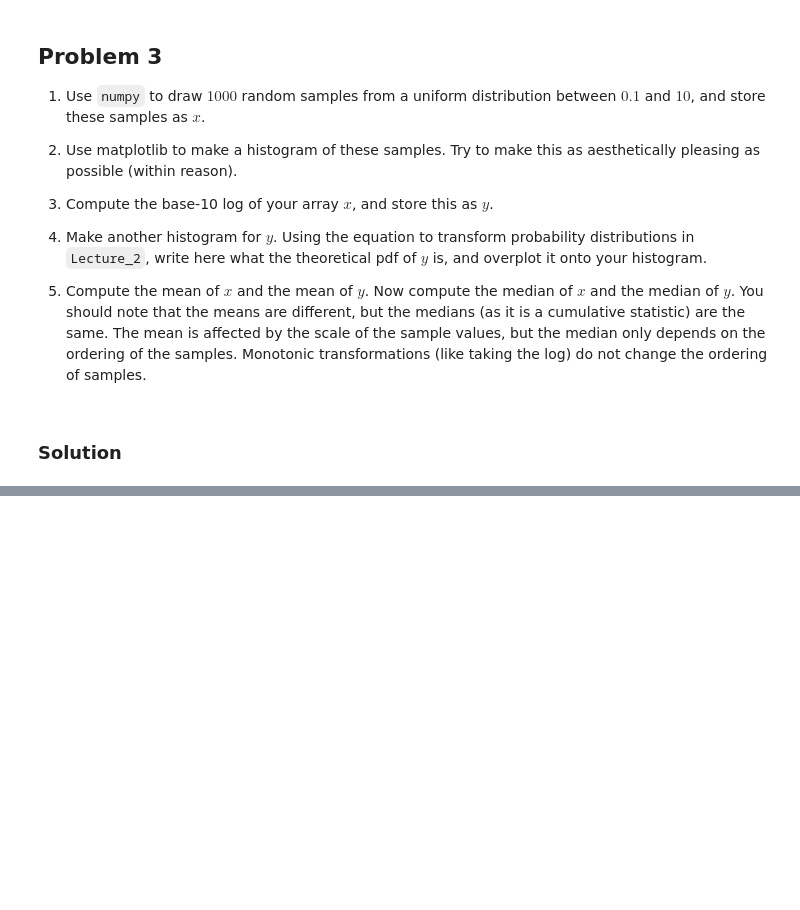
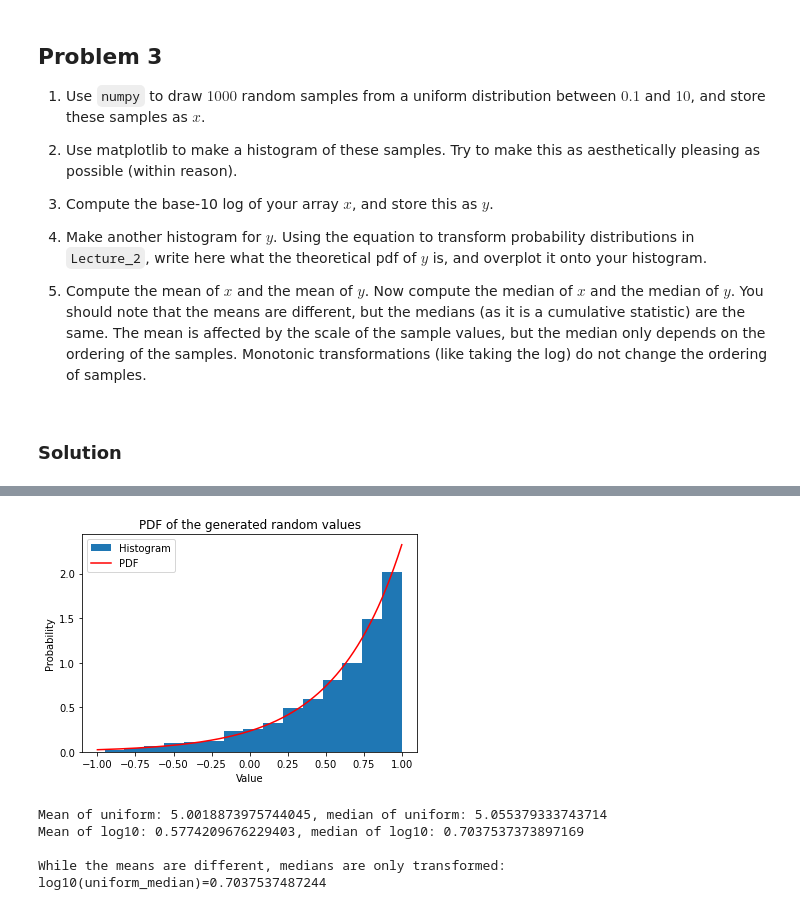
Before and after one commit to VanderbiltAstronomy/astr_8070_s22, a Jupyter notebook: coursework/student_folders/kyle_gersbach/homeworks/vu_astr8070_s22_hw1_KyleGersbach.ipynb, the cells around one changed output, grey strips where cells are left out. Drawn from its saved outputs; the diff is of its cells as text; code cells hidden in the pictures; blank space fills up the shorter version.

```diff
--- a/coursework/student_folders/kyle_gersbach/homeworks/vu_astr8070_s22_hw1_KyleGersbach.ipynb
+++ b/coursework/student_folders/kyle_gersbach/homeworks/vu_astr8070_s22_hw1_KyleGersbach.ipynb
@@ -92,0 +118,34 @@ Either write your solution as Markdown/Latex below, or paste in a scanned image
+# %%
+y=np.log10(x) #Log all random values of x
+
+#To get a PDF of this new distribution, we need a new range. Simply take
+#the xvals from above and perform the same action to get this.
+xvals2 = np.log10(xvals)
+
+#y=log_10(x) -> x = 10^y -> dx/dy = ln(10)*10^y
+#p(y) = |dx/dy|*p(x)
+#p(x) is the same as before
+pdf2 = 1/(10-0.1) * np.log(10)*10**xvals2
+
+plt.hist(y,bins=15,density=True,label='Histogram')
+plt.plot(xvals2,pdf2,'r-',label='PDF')
+plt.title("PDF of the generated random values")
+plt.legend(loc='upper left')
+plt.ylabel('Probability')
+plt.xlabel('Value')
+plt.show()
+# %% [output]
+[figure, added]
+# %%
+print("Mean of uniform: {}, median of uniform: {}".format(np.mean(x),np.median(x)))
+print("Mean of log10: {}, median of log10: {}\n".format(np.mean(y),np.median(y)))
+
+print("While the means are different, median is only transformed:\nlog10(uniform_median)={}".format(np.log10(np.median(x))))
+#I'm assuming that the small difference in the transformed median
+#could be computational error (i.e. computer rounded)
+# %% [output]
+Mean of uniform: 5.0018873975744045, median of uniform: 5.055379333743714
+Mean of log10: 0.5774209676229403, median of log10: 0.7037537373897169
+
+While the means are different, medians are only transformed:
+log10(uniform_median)=0.7037537487244
```
Also changed, not shown: parts of 3 cells of this notebook, 1 other file.
